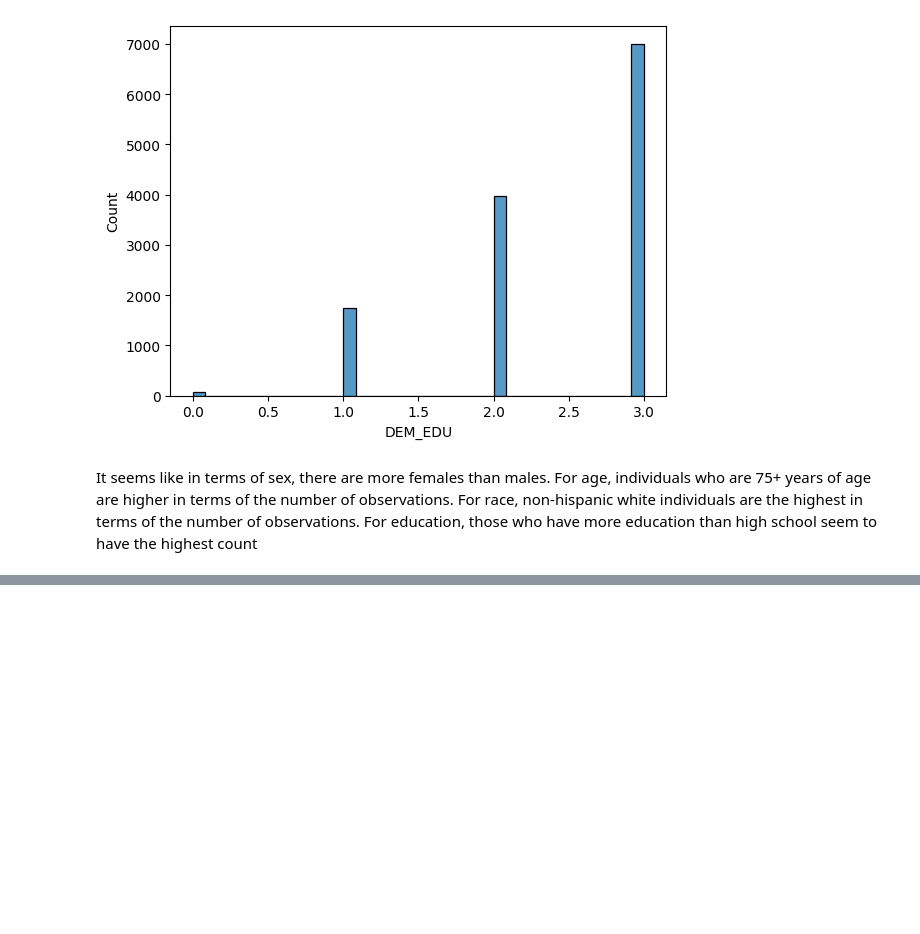
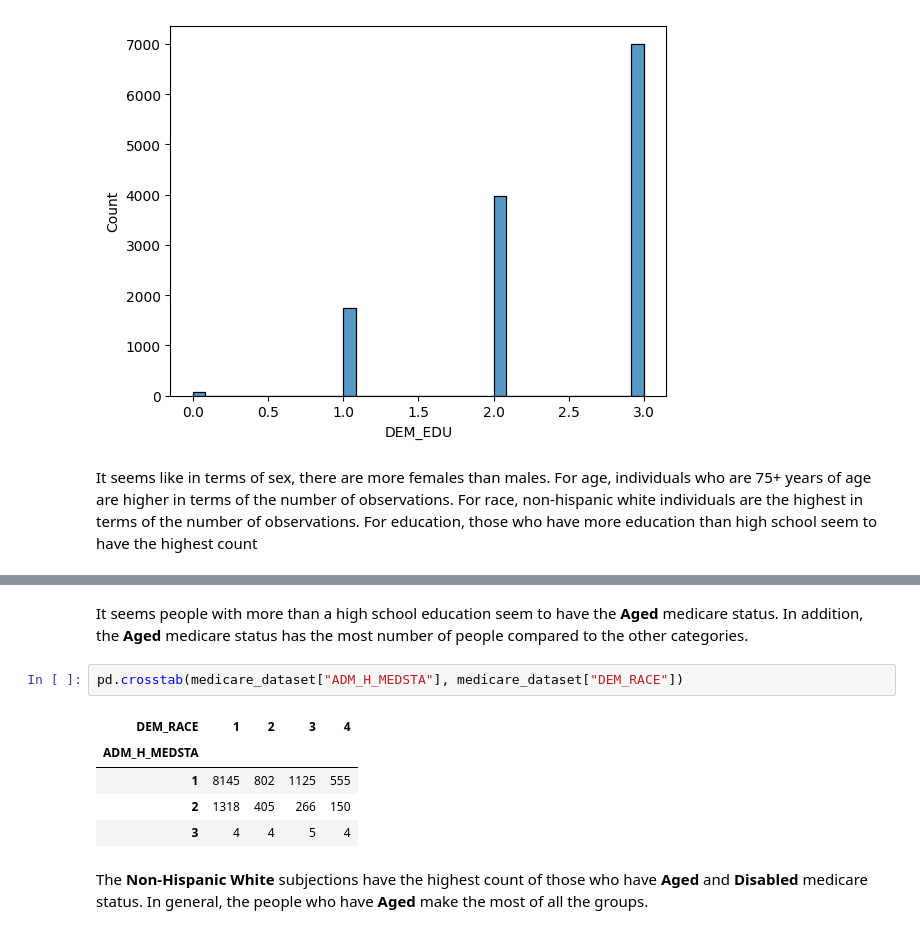
Before and after one commit to tkj9ep/visualization, a Jupyter notebook: assignment/assignment.ipynb, the cells around one changed output, grey strips where cells are left out. Saved outputs shown, nothing was run; the diff lists cells and outputs as text; blank space fills up the shorter version.

```diff
--- a/assignment/assignment.ipynb
+++ b/assignment/assignment.ipynb
@@ -504,0 +542,12 @@ It seems like in terms of sex, there are more females than males. For age, indiv
+# %% [markdown]
+It seems people with more than a high school education seem to have the **Aged** medicare status. In addition, the **Aged** medicare status has the most number of people compared to the other categories.
+# %%
+pd.crosstab(medicare_dataset["ADM_H_MEDSTA"], medicare_dataset["DEM_RACE"])
+# %% [output]
+| DEM_RACE | 1 | 2 | 3 | 4 |
+| ADM_H_MEDSTA |  |  |  |  |
+| 1 | 8145 | 802 | 1125 | 555 |
+| 2 | 1318 | 405 | 266 | 150 |
+| 3 | 4 | 4 | 5 | 4 |
+# %% [markdown]
+The **Non-Hispanic White** subjections have the highest count of those who have **Aged** and **Disabled** medicare status. In general, the people who have **Aged** make the most of all the groups.
```
Also changed, not shown: parts of 10 cells of this notebook.
